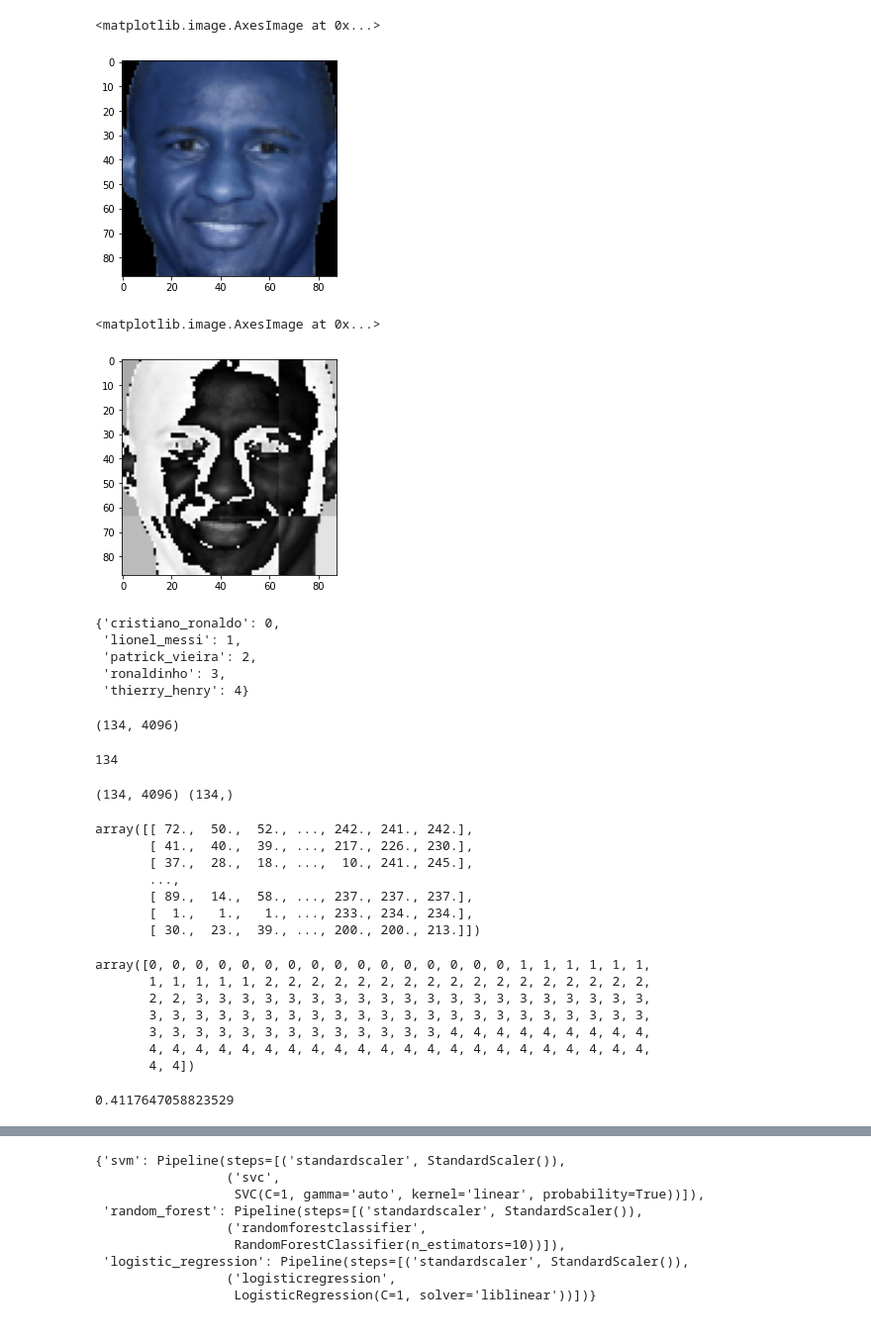
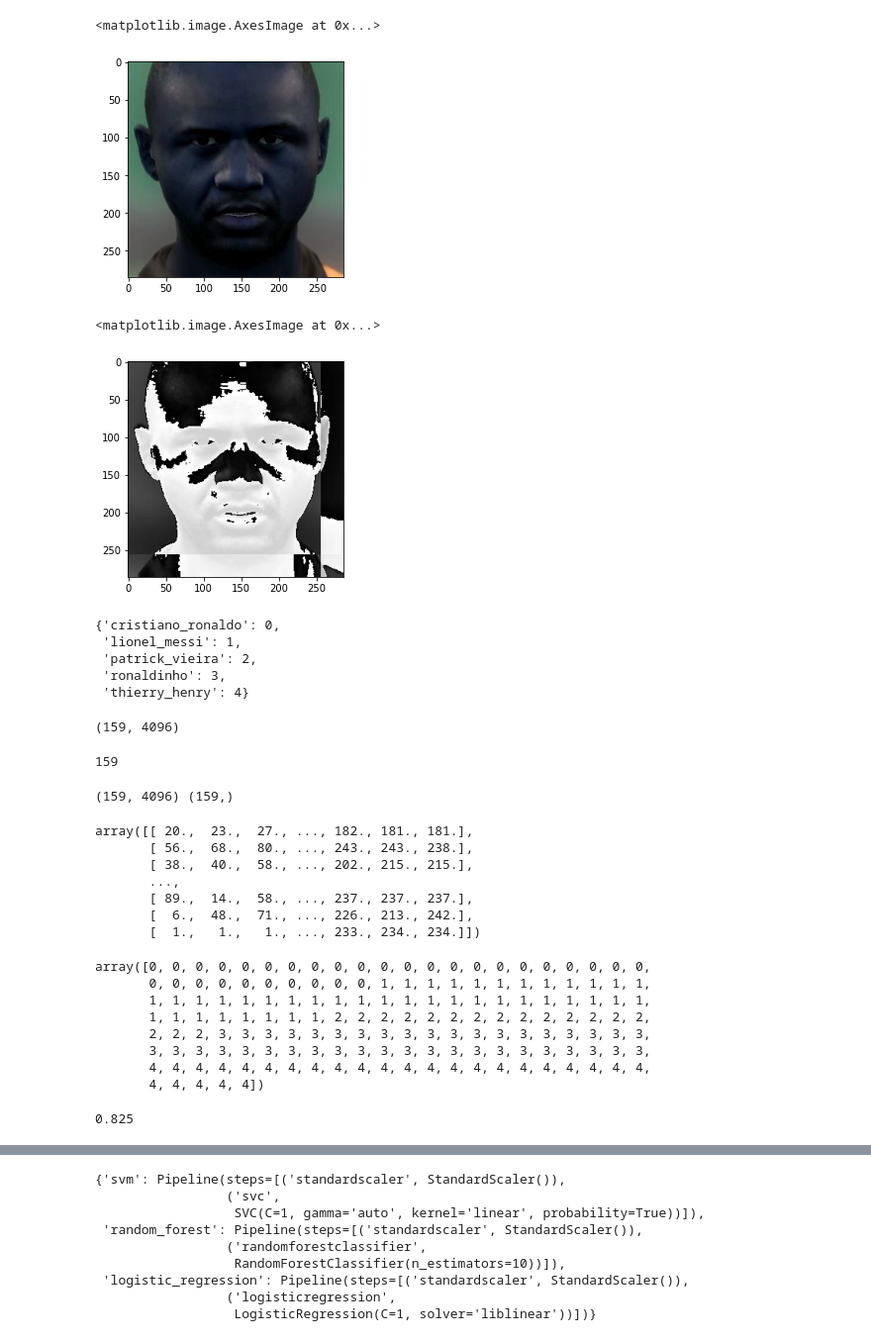
Before and after one commit to Micky373/end_to_end_football_players_image_classification, a Jupyter notebook: notebooks/model_training_and_validating.ipynb, the cells around one changed output, grey strips where cells are left out. Shown at 99% size. Cells and saved outputs as stored; diff of their text form; code cells hidden in the pictures.

```diff
--- a/notebooks/model_training_and_validating.ipynb
+++ b/notebooks/model_training_and_validating.ipynb
@@ -106,17 +92,17 @@ def w2d (img, mode = 'haar', level = 1):
 
     return im_array_H
 # %%
-image = cv2.imread(player_file_name_dict['patrick_vieira'][1])
+image = cv2.imread(player_file_name_dict['patrick_vieira'][2])
 plt.imshow(image)
 # %% [output]
 <matplotlib.image.AxesImage at 0x...>
-[figure, old version]
+[figure, new version]
 # %%
 im_har = w2d(image,'db1',5)
 plt.imshow(im_har,cmap = 'gray')
 # %% [output]
 <matplotlib.image.AxesImage at 0x...>
-[figure, old version]
+[figure, new version]
 # %%
 player_labels = {}
 i = 0
@@ -156,11 +142,11 @@ for player, image_path in player_file_name_dict.items():
 # %%
 len(X),len(X[0])
 # %% [output]
-(134, 4096)
+(159, 4096)
 # %%
 len(y)
 # %% [output]
-134
+159
 # %%
 X = np.array(X)
 X = X.reshape(len(X),len(X[0])).astype(float)
@@ -169,27 +155,28 @@ y = y.reshape(len(y),)
 
 print(X.shape,y.shape)
 # %% [output]
-(134, 4096) (134,)
+(159, 4096) (159,)
 # %%
 X
 # %% [output]
-array([[ 72.,  50.,  52., ..., 242., 241., 242.],
-       [ 41.,  40.,  39., ..., 217., 226., 230.],
-       [ 37.,  28.,  18., ...,  10., 241., 245.],
+array([[ 20.,  23.,  27., ..., 182., 181., 181.],
+       [ 56.,  68.,  80., ..., 243., 243., 238.],
+       [ 38.,  40.,  58., ..., 202., 215., 215.],
        ...,
        [ 89.,  14.,  58., ..., 237., 237., 237.],
-       [  1.,   1.,   1., ..., 233., 234., 234.],
-       [ 30.,  23.,  39., ..., 200., 200., 213.]])
+       [  6.,  48.,  71., ..., 226., 213., 242.],
+       [  1.,   1.,   1., ..., 233., 234., 234.]])
 # %%
 y
 # %% [output]
-array([0, 0, 0, 0, 0, 0, 0, 0, 0, 0, 0, 0, 0, 0, 0, 0, 1, 1, 1, 1, 1, 1,
-       1, 1, 1, 1, 1, 2, 2, 2, 2, 2, 2, 2, 2, 2, 2, 2, 2, 2, 2, 2, 2, 2,
-       2, 2, 3, 3, 3, 3, 3, 3, 3, 3, 3, 3, 3, 3, 3, 3, 3, 3, 3, 3, 3, 3,
+array([0, 0, 0, 0, 0, 0, 0, 0, 0, 0, 0, 0, 0, 0, 0, 0, 0, 0, 0, 0, 0, 0,
+       0, 0, 0, 0, 0, 0, 0, 0, 0, 0, 1, 1, 1, 1, 1, 1, 1, 1, 1, 1, 1, 1,
+       1, 1, 1, 1, 1, 1, 1, 1, 1, 1, 1, 1, 1, 1, 1, 1, 1, 1, 1, 1, 1, 1,
+       1, 1, 1, 1, 1, 1, 1, 1, 2, 2, 2, 2, 2, 2, 2, 2, 2, 2, 2, 2, 2, 2,
+       2, 2, 2, 3, 3, 3, 3, 3, 3, 3, 3, 3, 3, 3, 3, 3, 3, 3, 3, 3, 3, 3,
        3, 3, 3, 3, 3, 3, 3, 3, 3, 3, 3, 3, 3, 3, 3, 3, 3, 3, 3, 3, 3, 3,
-       3, 3, 3, 3, 3, 3, 3, 3, 3, 3, 3, 3, 3, 4, 4, 4, 4, 4, 4, 4, 4, 4,
        4, 4, 4, 4, 4, 4, 4, 4, 4, 4, 4, 4, 4, 4, 4, 4, 4, 4, 4, 4, 4, 4,
-       4, 4])
+       4, 4, 4, 4, 4])
 # %%
 X_train,X_test,y_train,y_test = train_test_split(X,y,random_state = 42)
 
@@ -201,7 +188,7 @@ pipe = Pipeline([
 pipe.fit(X_train,y_train)
 pipe.score(X_test,y_test)
 # %% [output]
-0.4117647058823529
+0.825
 # %%
 print(classification_report(y_test,pipe.predict(X_test)))
 # %% [output]
```
Also changed, not shown: parts of 5 cells of this notebook, 1 other file.
